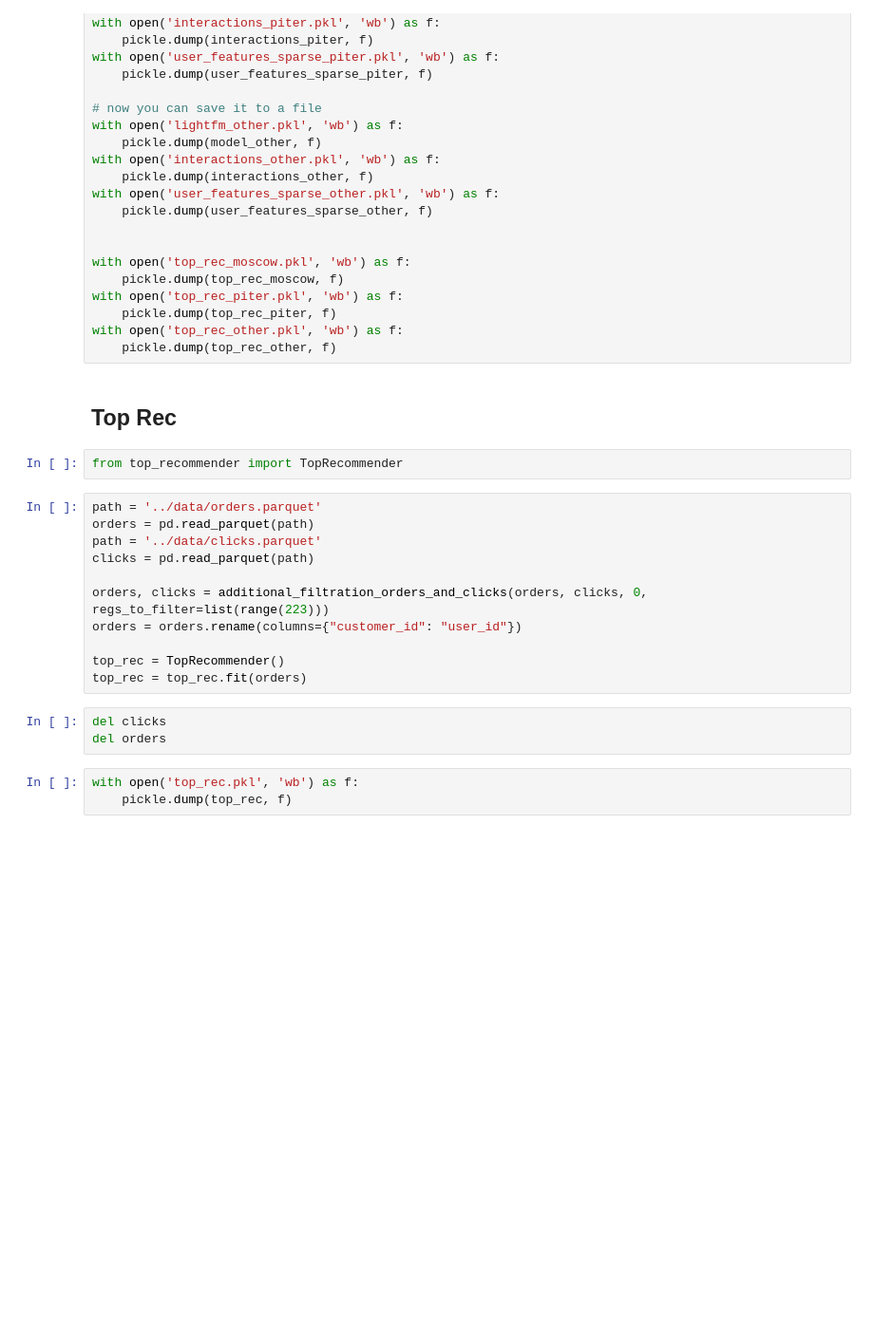
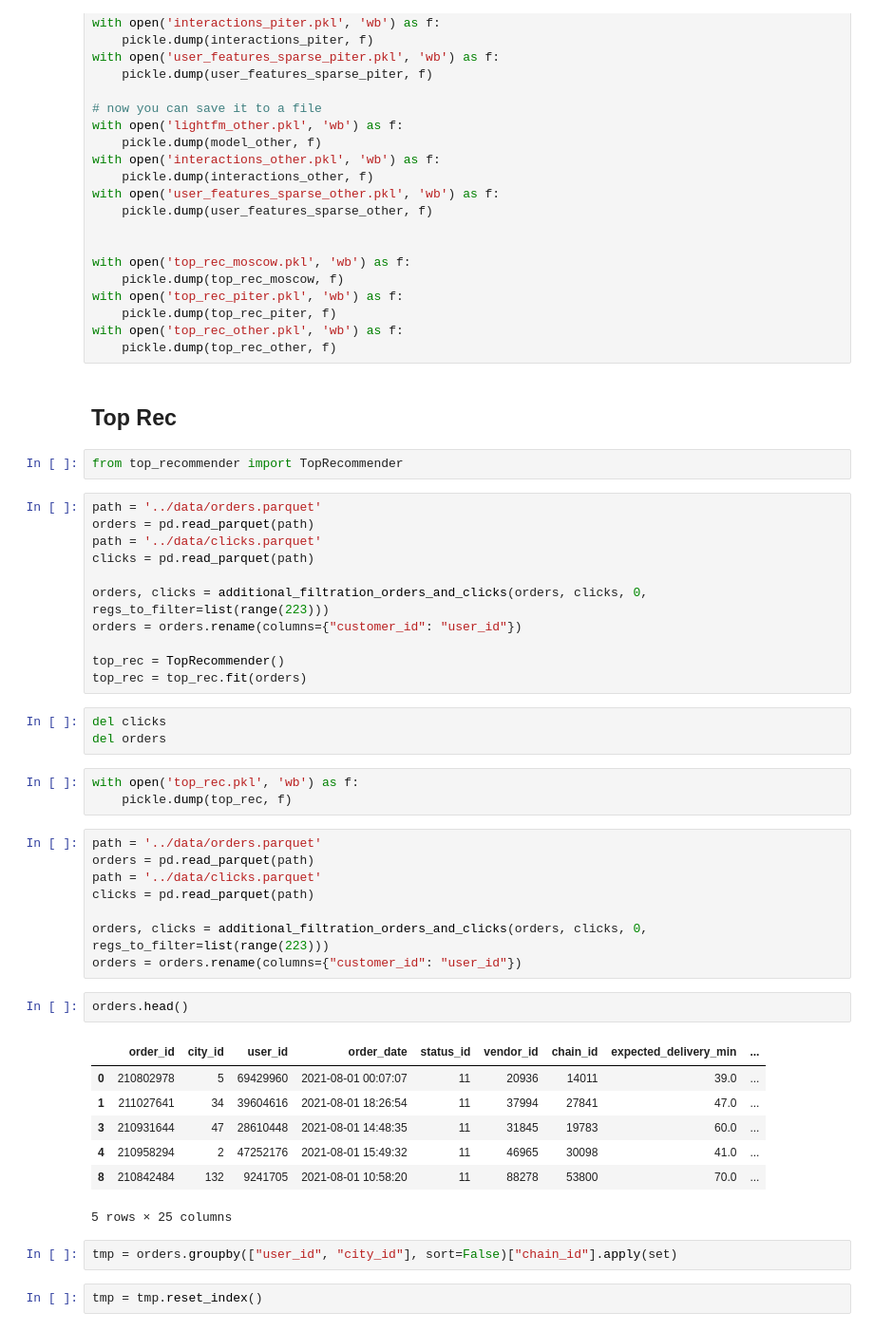
Before and after one commit to GimmeDanger/made-rec-sys-2021, a Jupyter notebook: utils/Full pipeline train.ipynb, the cells around one changed output. Shown at 95% size. Cells and saved outputs as stored; diff of their text form; blank space fills up the shorter version.

```diff
--- a/utils/Full pipeline train.ipynb
+++ b/utils/Full pipeline train.ipynb
@@ -250,3 +253,25 @@ del orders
 # %%
 with open('top_rec.pkl', 'wb') as f:
     pickle.dump(top_rec, f)
+# %%
+path = '../data/orders.parquet'
+orders = pd.read_parquet(path)
+path = '../data/clicks.parquet'
+clicks = pd.read_parquet(path)
+
+orders, clicks = additional_filtration_orders_and_clicks(orders, clicks, 0, regs_to_filter=list(range(223)))
+orders = orders.rename(columns={"customer_id": "user_id"})
+# %%
+orders.head()
+# %% [output]
+|  | order_id | city_id | user_id | order_date | status_id | vendor_id | chain_id | expected_delivery_min | ... |
+| 0 | 210802978 | 5 | 69429960 | 2021-08-01 00:07:07 | 11 | 20936 | 14011 | 39.0 | ... |
+| 1 | 211027641 | 34 | 39604616 | 2021-08-01 18:26:54 | 11 | 37994 | 27841 | 47.0 | ... |
+| 3 | 210931644 | 47 | 28610448 | 2021-08-01 14:48:35 | 11 | 31845 | 19783 | 60.0 | ... |
+| 4 | 210958294 | 2 | 47252176 | 2021-08-01 15:49:32 | 11 | 46965 | 30098 | 41.0 | ... |
+| 8 | 210842484 | 132 | 9241705 | 2021-08-01 10:58:20 | 11 | 88278 | 53800 | 70.0 | ... |
+5 rows × 25 columns
+# %%
+tmp = orders.groupby(["user_id", "city_id"], sort=False)["chain_id"].apply(set)
+# %%
+tmp = tmp.reset_index()
```
Also changed, not shown: parts of 11 cells of this notebook, 1 other file.
